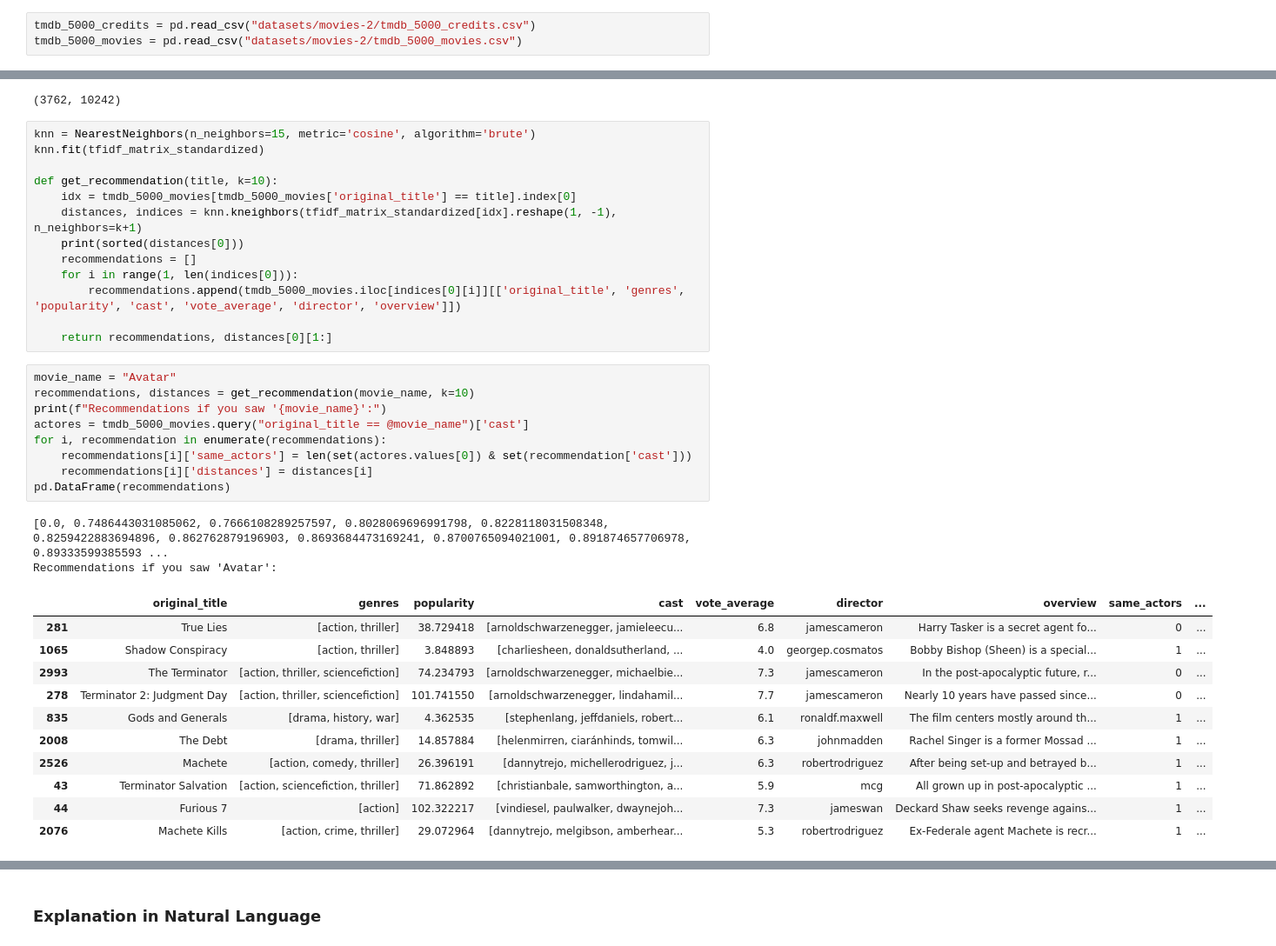
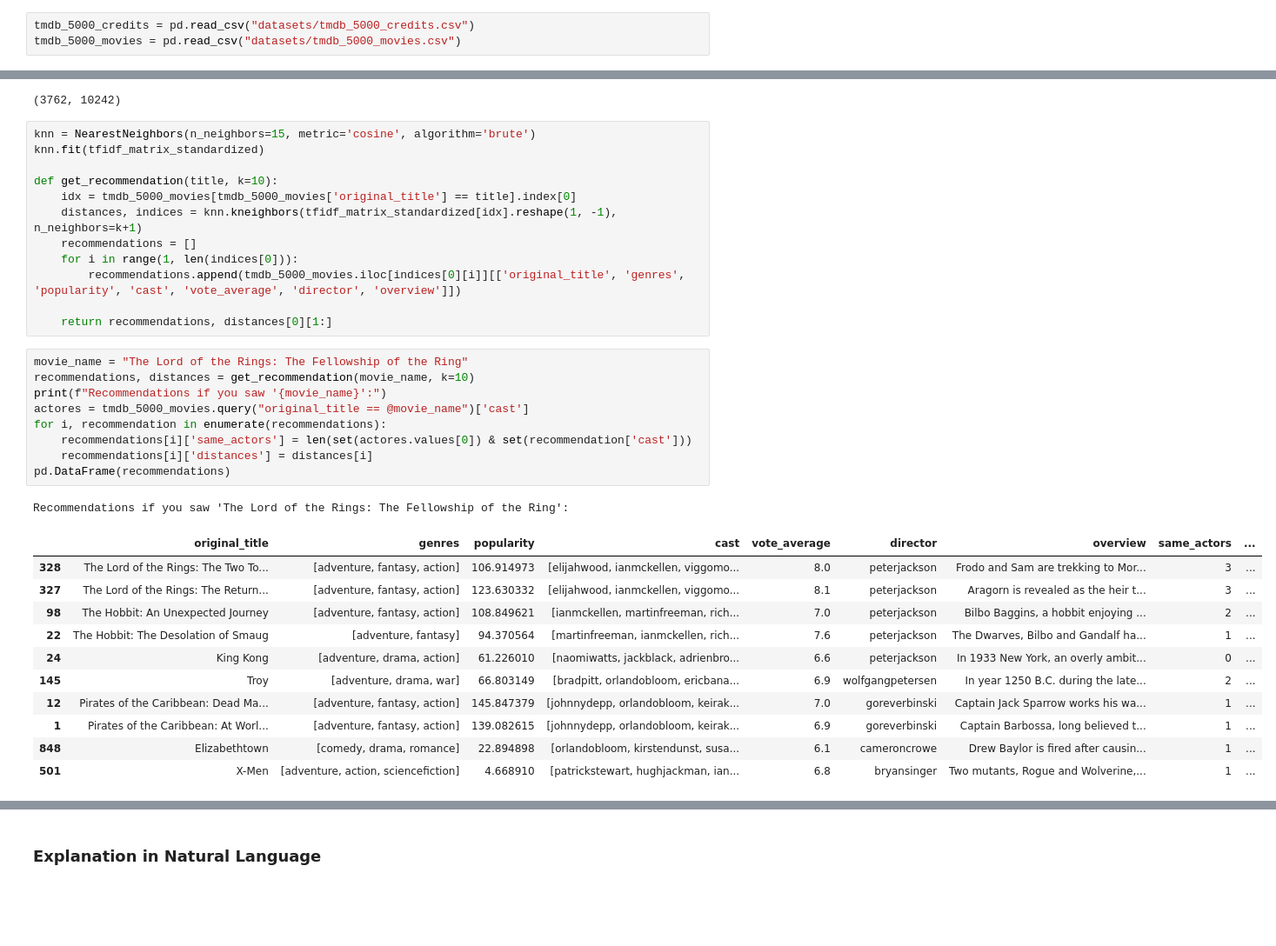
Before and after one commit to duartena/TXAI_Project, a Jupyter notebook: main.ipynb, the cells around one changed output, grey strips where cells are left out. Shown at 87% size. Drawn from its saved outputs; the diff is of its cells as text; blank space fills up the shorter version.

```diff
--- a/main.ipynb
+++ b/main.ipynb
@@ -204,8 +204,8 @@ def make_explanation(movie, recommendation_1, recommendation_2, recommendation_l
 # %% [markdown]
 ### Load & Preprocess data
 # %%
-tmdb_5000_credits = pd.read_csv("datasets/movies-2/tmdb_5000_credits.csv")
-tmdb_5000_movies = pd.read_csv("datasets/movies-2/tmdb_5000_movies.csv")
+tmdb_5000_credits = pd.read_csv("datasets/tmdb_5000_credits.csv")
+tmdb_5000_movies = pd.read_csv("datasets/tmdb_5000_movies.csv")
 # %%
 columns_movies = ["budget", "genres", "id", "original_language", "original_title", "overview", "popularity", "production_countries", "release_date", "spoken_languages", "vote_average", "vote_count"]
 columns_credits = ["movie_id", "title", "cast", "crew"]
@@ -349,34 +349,32 @@ knn.fit(tfidf_matrix_standardized)
 def get_recommendation(title, k=10):
     idx = tmdb_5000_movies[tmdb_5000_movies['original_title'] == title].index[0]
     distances, indices = knn.kneighbors(tfidf_matrix_standardized[idx].reshape(1, -1), n_neighbors=k+1)
-    print(sorted(distances[0]))
     recommendations = []
     for i in range(1, len(indices[0])):
         recommendations.append(tmdb_5000_movies.iloc[indices[0][i]][['original_title', 'genres', 'popularity', 'cast', 'vote_average', 'director', 'overview']])
 
     return recommendations, distances[0][1:]
 # %%
-movie_name = "Avatar"
+movie_name = "The Lord of the Rings: The Fellowship of the Ring"
 recommendations, distances = get_recommendation(movie_name, k=10)
 print(f"Recommendations if you saw '{movie_name}':")
 actores = tmdb_5000_movies.query("original_title == @movie_name")['cast']
 for i, recommendation in enumerate(recommendations):
     recommendations[i]['same_actors'] = len(set(actores.values[0]) & set(recommendation['cast']))
     recommendations[i]['distances'] = distances[i]
 pd.DataFrame(recommendations)
 # %% [output]
-[0.0, 0.7486443031085062, 0.7666108289257597, 0.8028069696991798, 0.8228118031508348, 0.8259422883694896, 0.862762879196903, 0.8693684473169241, 0.8700765094021001, 0.891874657706978, 0.89333599385593 ...
-Recommendations if you saw 'Avatar':
+Recommendations if you saw 'The Lord of the Rings: The Fellowship of the Ring':
 |  | original_title | genres | popularity | cast | vote_average | director | overview | same_actors | ... |
-| 281 | True Lies | [action, thriller] | 38.729418 | [arnoldschwarzenegger, jamieleecu... | 6.8 | jamescameron | Harry Tasker is a secret agent fo... | 0 | ... |
-| 1065 | Shadow Conspiracy | [action, thriller] | 3.848893 | [charliesheen, donaldsutherland, ... | 4.0 | georgep.cosmatos | Bobby Bishop (Sheen) is a special... | 1 | ... |
-| 2993 | The Terminator | [action, thriller, sciencefiction] | 74.234793 | [arnoldschwarzenegger, michaelbie... | 7.3 | jamescameron | In the post-apocalyptic future, r... | 0 | ... |
-| 278 | Terminator 2: Judgment Day | [action, thriller, sciencefiction] | 101.741550 | [arnoldschwarzenegger, lindahamil... | 7.7 | jamescameron | Nearly 10 years have passed since... | 0 | ... |
-| 835 | Gods and Generals | [drama, history, war] | 4.362535 | [stephenlang, jeffdaniels, robert... | 6.1 | ronaldf.maxwell | The film centers mostly around th... | 1 | ... |
-| 2008 | The Debt | [drama, thriller] | 14.857884 | [helenmirren, ciaránhinds, tomwil... | 6.3 | johnmadden | Rachel Singer is a former Mossad ... | 1 | ... |
-| 2526 | Machete | [action, comedy, thriller] | 26.396191 | [dannytrejo, michellerodriguez, j... | 6.3 | robertrodriguez | After being set-up and betrayed b... | 1 | ... |
-| 43 | Terminator Salvation | [action, sciencefiction, thriller] | 71.862892 | [christianbale, samworthington, a... | 5.9 | mcg | All grown up in post-apocalyptic ... | 1 | ... |
-| 44 | Furious 7 | [action] | 102.322217 | [vindiesel, paulwalker, dwaynejoh... | 7.3 | jameswan | Deckard Shaw seeks revenge agains... | 1 | ... |
-| 2076 | Machete Kills | [action, crime, thriller] | 29.072964 | [dannytrejo, melgibson, amberhear... | 5.3 | robertrodriguez | Ex-Federale agent Machete is recr... | 1 | ... |
+| 328 | The Lord of the Rings: The Two To... | [adventure, fantasy, action] | 106.914973 | [elijahwood, ianmckellen, viggomo... | 8.0 | peterjackson | Frodo and Sam are trekking to Mor... | 3 | ... |
+| 327 | The Lord of the Rings: The Return... | [adventure, fantasy, action] | 123.630332 | [elijahwood, ianmckellen, viggomo... | 8.1 | peterjackson | Aragorn is revealed as the heir t... | 3 | ... |
+| 98 | The Hobbit: An Unexpected Journey | [adventure, fantasy, action] | 108.849621 | [ianmckellen, martinfreeman, rich... | 7.0 | peterjackson | Bilbo Baggins, a hobbit enjoying ... | 2 | ... |
+| 22 | The Hobbit: The Desolation of Smaug | [adventure, fantasy] | 94.370564 | [martinfreeman, ianmckellen, rich... | 7.6 | peterjackson | The Dwarves, Bilbo and Gandalf ha... | 1 | ... |
+| 24 | King Kong | [adventure, drama, action] | 61.226010 | [naomiwatts, jackblack, adrienbro... | 6.6 | peterjackson | In 1933 New York, an overly ambit... | 0 | ... |
+| 145 | Troy | [adventure, drama, war] | 66.803149 | [bradpitt, orlandobloom, ericbana... | 6.9 | wolfgangpetersen | In year 1250 B.C. during the late... | 2 | ... |
+| 12 | Pirates of the Caribbean: Dead Ma... | [adventure, fantasy, action] | 145.847379 | [johnnydepp, orlandobloom, keirak... | 7.0 | goreverbinski | Captain Jack Sparrow works his wa... | 1 | ... |
+| 1 | Pirates of the Caribbean: At Worl... | [adventure, fantasy, action] | 139.082615 | [johnnydepp, orlandobloom, keirak... | 6.9 | goreverbinski | Captain Barbossa, long believed t... | 1 | ... |
+| 848 | Elizabethtown | [comedy, drama, romance] | 22.894898 | [orlandobloom, kirstendunst, susa... | 6.1 | cameroncrowe | Drew Baylor is fired after causin... | 1 | ... |
+| 501 | X-Men | [adventure, action, sciencefiction] | 4.668910 | [patrickstewart, hughjackman, ian... | 6.8 | bryansinger | Two mutants, Rogue and Wolverine,... | 1 | ... |
 # %%
 k = tmdb_5000_movies.query("original_title == @movie_name")
```
Also changed, not shown: parts of 4 cells of this notebook.
